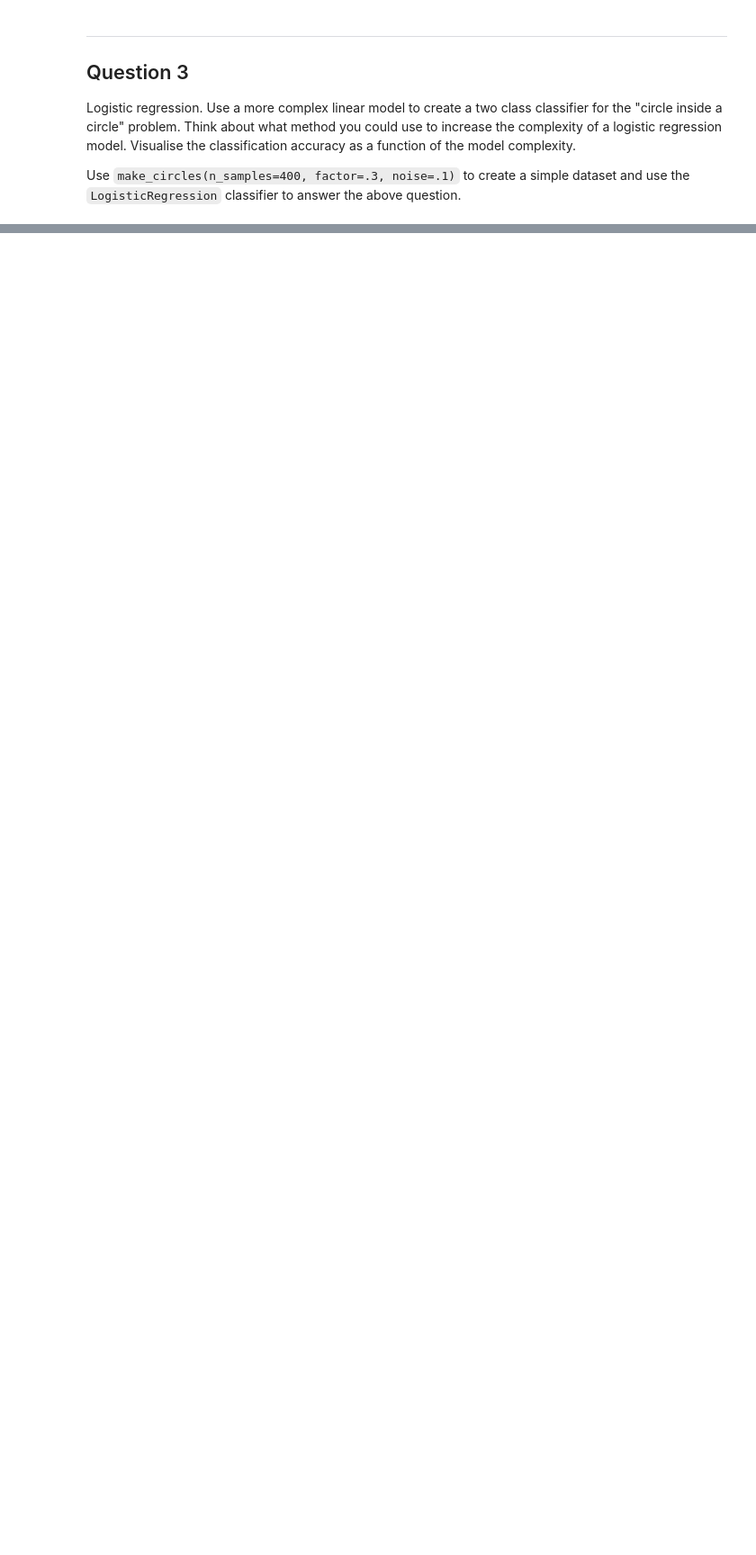
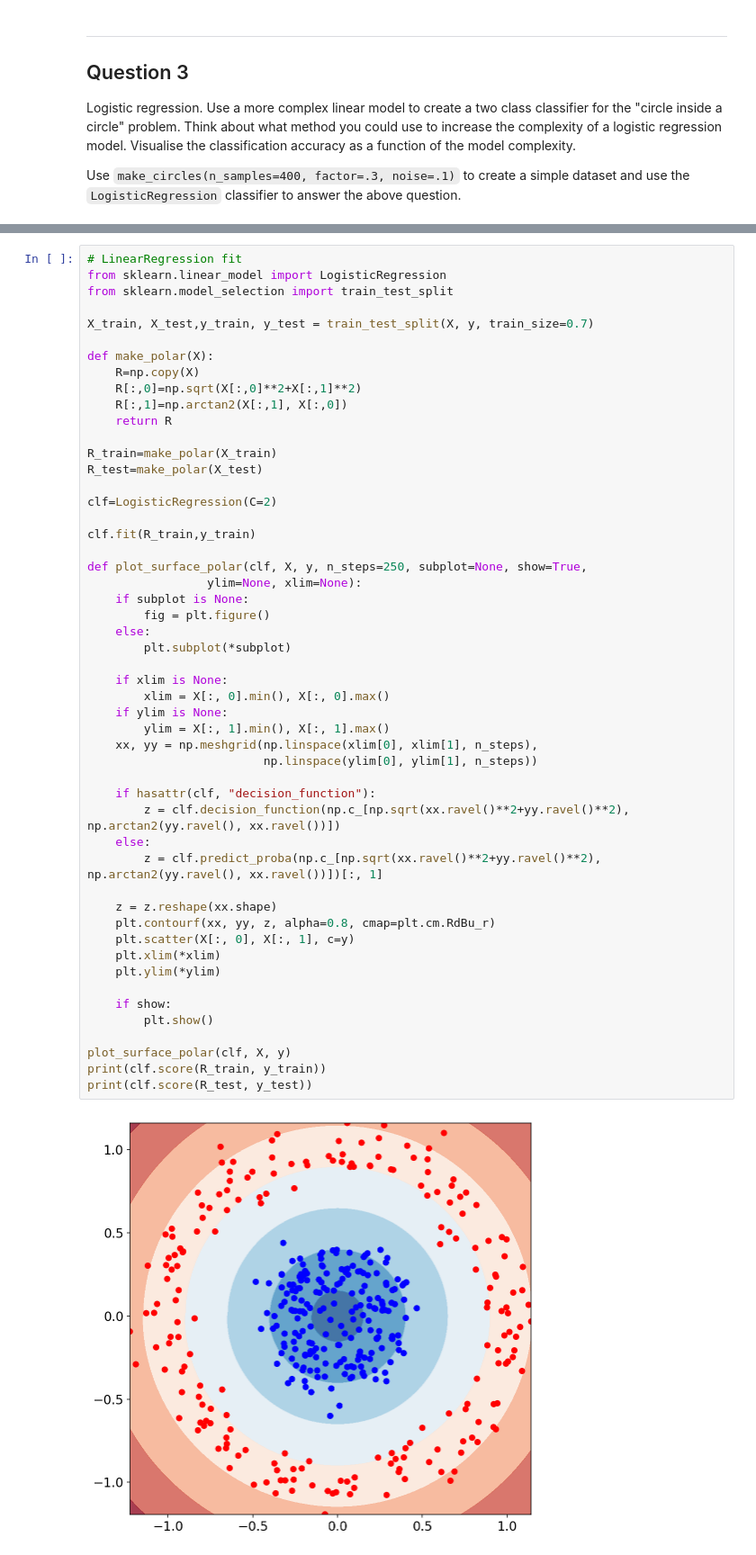
Before and after one commit to anthonyLionti/advanced-comp-2018, a Jupyter notebook: exercise1.ipynb, the cells around one changed output, grey strips where cells are left out. Shown at 90% size. Drawn from its saved outputs; the diff is of its cells as text; blank space fills up the shorter version.

```diff
--- a/exercise1.ipynb
+++ b/exercise1.ipynb
@@ -278,0 +330,53 @@ plt.scatter(X[:,0], X[:,1], c=y)
+# %%
+# LinearRegression fit
+from sklearn.linear_model import LogisticRegression
+from sklearn.model_selection import train_test_split
+
+X_train, X_test,y_train, y_test = train_test_split(X, y, train_size=0.7)
+
+def make_polar(X):
+    R=np.copy(X)
+    R[:,0]=np.sqrt(X[:,0]**2+X[:,1]**2)
+    R[:,1]=np.arctan2(X[:,1], X[:,0])
+    return R
+
+R_train=make_polar(X_train)
+R_test=make_polar(X_test)
+
+clf=LogisticRegression(C=2)
+
+clf.fit(R_train,y_train)
+
+def plot_surface_polar(clf, X, y, n_steps=250, subplot=None, show=True,
+                 ylim=None, xlim=None):
+    if subplot is None:
+        fig = plt.figure()
+    else:
+        plt.subplot(*subplot)
+
+    if xlim is None:
+        xlim = X[:, 0].min(), X[:, 0].max()
+    if ylim is None:
+        ylim = X[:, 1].min(), X[:, 1].max()
+    xx, yy = np.meshgrid(np.linspace(xlim[0], xlim[1], n_steps),
+                         np.linspace(ylim[0], ylim[1], n_steps))
+
+    if hasattr(clf, "decision_function"):
+        z = clf.decision_function(np.c_[np.sqrt(xx.ravel()**2+yy.ravel()**2), np.arctan2(yy.ravel(), xx.ravel())])
+    else:
+        z = clf.predict_proba(np.c_[np.sqrt(xx.ravel()**2+yy.ravel()**2), np.arctan2(yy.ravel(), xx.ravel())])[:, 1]
+
+    z = z.reshape(xx.shape)
+    plt.contourf(xx, yy, z, alpha=0.8, cmap=plt.cm.RdBu_r)
+    plt.scatter(X[:, 0], X[:, 1], c=y)
+    plt.xlim(*xlim)
+    plt.ylim(*ylim)
+
+    if show:
+        plt.show()
+
+plot_surface_polar(clf, X, y)
+print(clf.score(R_train, y_train))
+print(clf.score(R_test, y_test))
+# %% [output]
+[figure, added]
```
Also changed, not shown: parts of 7 cells of this notebook.
